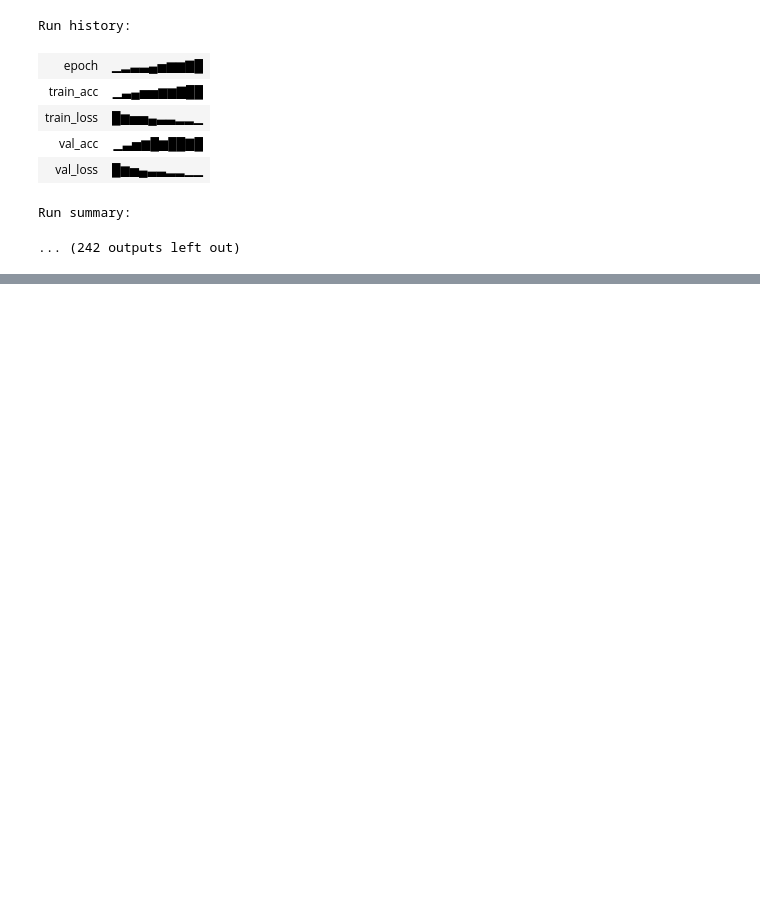
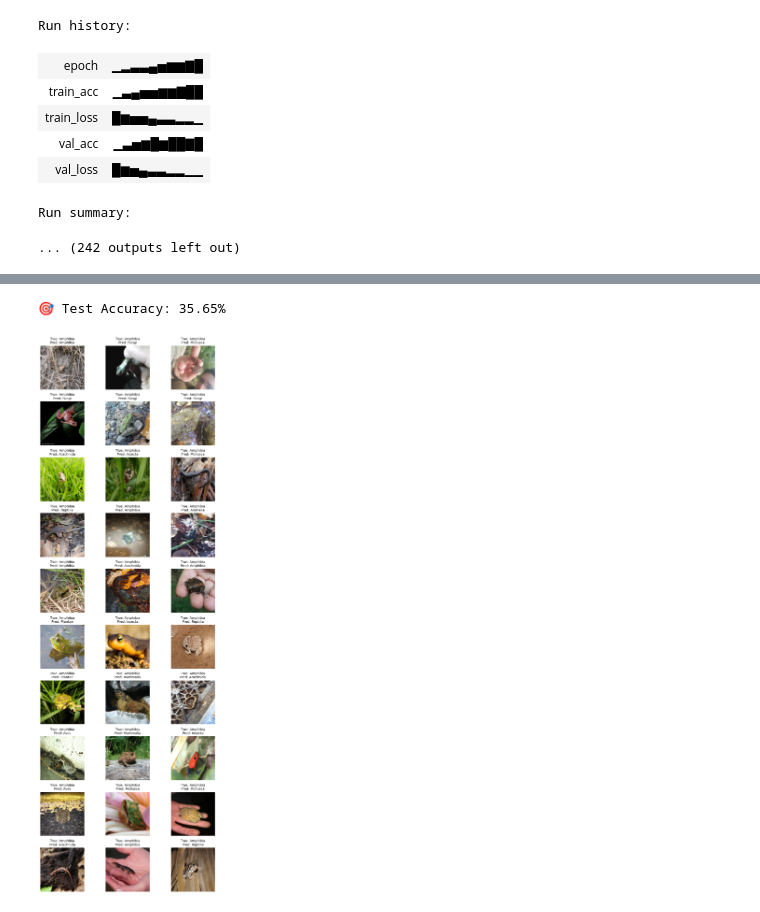
Before and after one commit to MK-Sindhu/A2_dl_ed24s401, a Jupyter notebook: DA6401_assignment_2.ipynb, the cells around one changed output, grey strips where cells are left out. Saved outputs shown, nothing was run; the diff lists cells and outputs as text; code cells hidden in the pictures; blank space fills up the shorter version.

```diff
--- a/DA6401_assignment_2.ipynb
+++ b/DA6401_assignment_2.ipynb
@@ -677,0 +807,78 @@ Run summary:
+# %%
+# Cell 2: Load saved model, evaluate on test set, and show 10×3 prediction grid
+
+import torch
+import torch.nn as nn
+import matplotlib.pyplot as plt
+from torch.utils.data import DataLoader
+from torchvision import datasets, transforms
+
+# ——— Globals you should have defined earlier ———
+# dataset_mean, dataset_std, IMG_SIZE, NUM_CLASSES, SmallCNN,
+# filt_list, kernel_size, activation, use_batchnorm, dropout_p, hidden_units, DATA_DIR
+
+# 1) Build the test DataLoader
+normalize = transforms.Normalize(mean=dataset_mean, std=dataset_std)
+test_tf   = transforms.Compose([
+    transforms.Resize((IMG_SIZE, IMG_SIZE)),
+    transforms.ToTensor(),
+    normalize,
+])
+# Make sure this points to your **test** split, not validation!
+TEST_DIR  = DATA_DIR.replace("train", "val")
+test_ds   = datasets.ImageFolder(TEST_DIR, transform=test_tf)
+test_loader = DataLoader(test_ds, batch_size=32, shuffle=False, num_workers=2)
+
+# 2) Rebuild model and load weights
+device = torch.device("cuda" if torch.cuda.is_available() else "cpu")
+model = SmallCNN(
+    in_ch=3,
+    filters_per_layer=filt_list,
+    kernel_size=kernel_size,
+    activation=activation,
+    use_batchnorm=use_batchnorm,
+    dropout_p=dropout_p,
+    dense_units=hidden_units,
+    num_classes=NUM_CLASSES,
+    input_size=IMG_SIZE
+).to(device)
+model.load_state_dict(torch.load("best_model.pth", map_location=device))
+model.eval()
+
+# 3) Compute overall test accuracy
+correct, total = 0, 0
+with torch.no_grad():
+    for xb, yb in test_loader:
+        xb, yb = xb.to(device), yb.to(device)
+        preds  = model(xb).argmax(dim=1)
+        correct+= (preds == yb).sum().item()
+        total  += yb.size(0)
+print(f"🎯 Test Accuracy: {100*correct/total:.2f}%")
+
+# 4) Display a 10×3 grid of predictions
+class_names = test_ds.classes
+fig, axes = plt.subplots(10, 3, figsize=(9, 24))
+
+for i, ax in enumerate(axes.flatten()):
+    # get the i‑th sample as a tensor
+    img_tensor, true_label = test_ds[i]
+
+    # 4a) Run inference on the tensor
+    with torch.no_grad():
+        pred_label = model(img_tensor.unsqueeze(0).to(device)).argmax(1).item()
+
+    # 4b) Unnormalize and convert to numpy for plotting
+    disp = img_tensor.cpu() * torch.tensor(dataset_std).view(3,1,1) \
+           + torch.tensor(dataset_mean).view(3,1,1)
+    disp = disp.permute(1,2,0).numpy().clip(0,1)
+
+    ax.imshow(disp)
+    ax.set_title(f"True: {class_names[true_label]}\nPred: {class_names[pred_label]}",
+                 fontsize=10)
+    ax.axis("off")
+
+plt.tight_layout()
+plt.show()
+# %% [output]
+🎯 Test Accuracy: 35.65%
+[figure, added]
```
Also changed, not shown: parts of 6 cells of this notebook.
